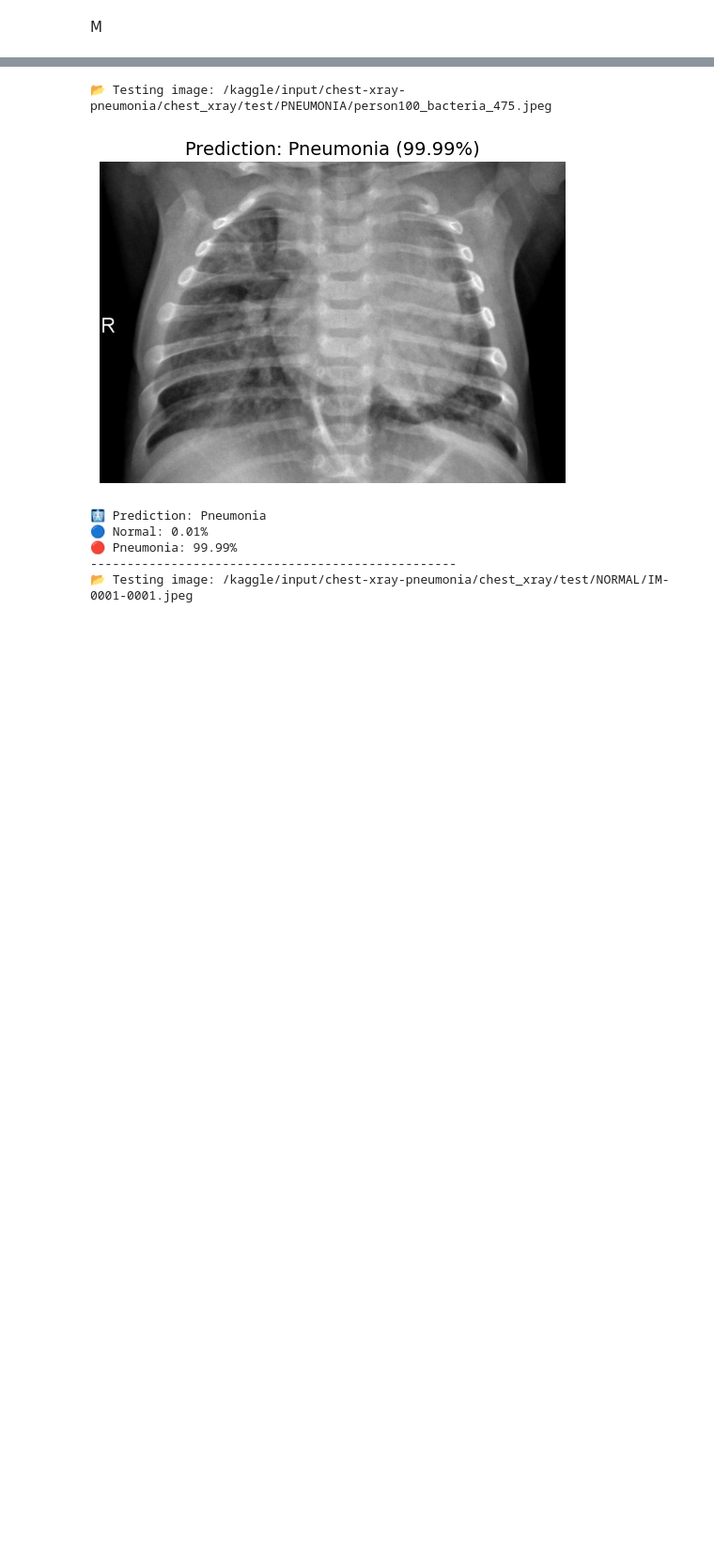
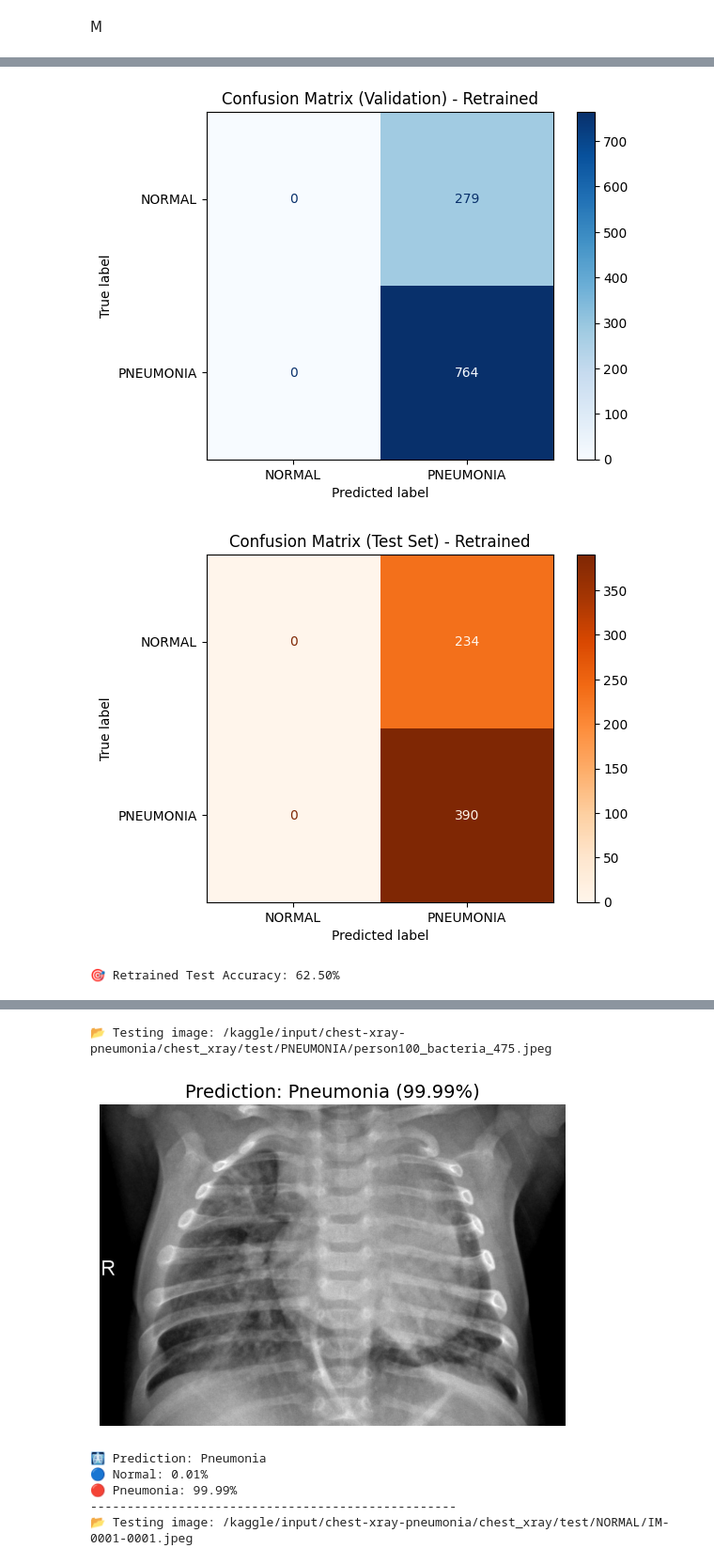
Before and after one commit to bagchiarindam2022/chest-xray-image-processing-using-cnn, a Jupyter notebook: Final_Year_Project.ipynb, the cells around one changed output, grey strips where cells are left out. Shown at 94% size. Cells and saved outputs as stored; diff of their text form; code cells hidden in the pictures; blank space fills up the shorter version.

```diff
--- a/Final_Year_Project.ipynb
+++ b/Final_Year_Project.ipynb
@@ -395,0 +448,4 @@ def predict_and_visualize(image_path):
+# %%
+# Load the newly trained model
+model.load_state_dict(torch.load("chest_xray_model_retrained.pth"))
+model.eval()
@@ -395,0 +611,4 @@ def predict_and_visualize(image_path):
+# %%
+# Load the newly trained model
+model.load_state_dict(torch.load("chest_xray_model_retrained.pth"))
+model.eval()
@@ -395,0 +770,4 @@ def predict_and_visualize(image_path):
+# %%
+# Load the newly trained model
+model.load_state_dict(torch.load("chest_xray_model_retrained.pth"))
+model.eval()
@@ -395,0 +983,4 @@ def predict_and_visualize(image_path):
+# %%
+# Load the newly trained model
+model.load_state_dict(torch.load("chest_xray_model_retrained.pth"))
+model.eval()
@@ -395,0 +1005,46 @@ def predict_and_visualize(image_path):
+# %%
+import matplotlib.pyplot as plt
+import numpy as np
+from sklearn.metrics import confusion_matrix, ConfusionMatrixDisplay
+
+# Evaluate on validation set again
+all_preds = []
+all_labels = []
+
+with torch.no_grad():
+    for images, labels in val_loader:
+        images = images.to(device)
+        outputs = model(images)
+        _, predicted = torch.max(outputs, 1)
+        all_preds.extend(predicted.cpu().numpy())
+        all_labels.extend(labels.cpu().numpy())
+
+cm = confusion_matrix(all_labels, all_preds)
+disp = ConfusionMatrixDisplay(confusion_matrix=cm, display_labels=val_dataset.dataset.classes)
+disp.plot(cmap=plt.cm.Blues)
+plt.title("Confusion Matrix (Validation) - Retrained")
+plt.show()
+
+# Evaluate on test set again
+test_preds, test_labels = [], []
+with torch.no_grad():
+    for images, labels in test_loader:
+        images = images.to(device)
+        outputs = model(images)
+        _, predicted = torch.max(outputs, 1)
+        test_preds.extend(predicted.cpu().numpy())
+        test_labels.extend(labels.numpy())
+
+test_cm = confusion_matrix(test_labels, test_preds)
+test_disp = ConfusionMatrixDisplay(confusion_matrix=test_cm, display_labels=test_dataset.classes)
+test_disp.plot(cmap=plt.cm.Oranges)
+plt.title("Confusion Matrix (Test Set) - Retrained")
+plt.show()
+
+# Accuracy
+test_acc = (np.array(test_preds) == np.array(test_labels)).mean()
+print(f"🎯 Retrained Test Accuracy: {test_acc * 100:.2f}%")
+# %% [output]
+[figure, added]
+[figure, added]
+🎯 Retrained Test Accuracy: 62.50%
```
Also changed, not shown: parts of 30 cells of this notebook.
